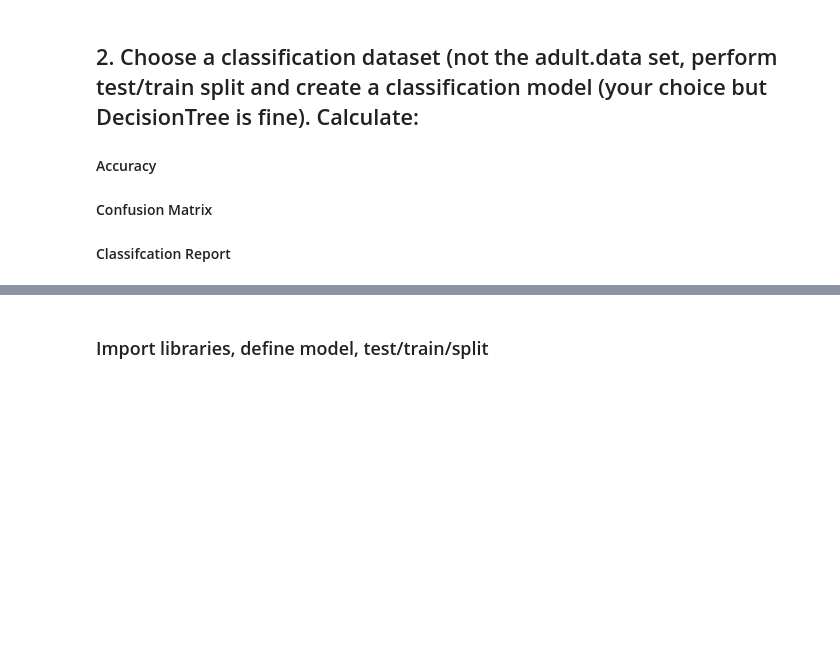
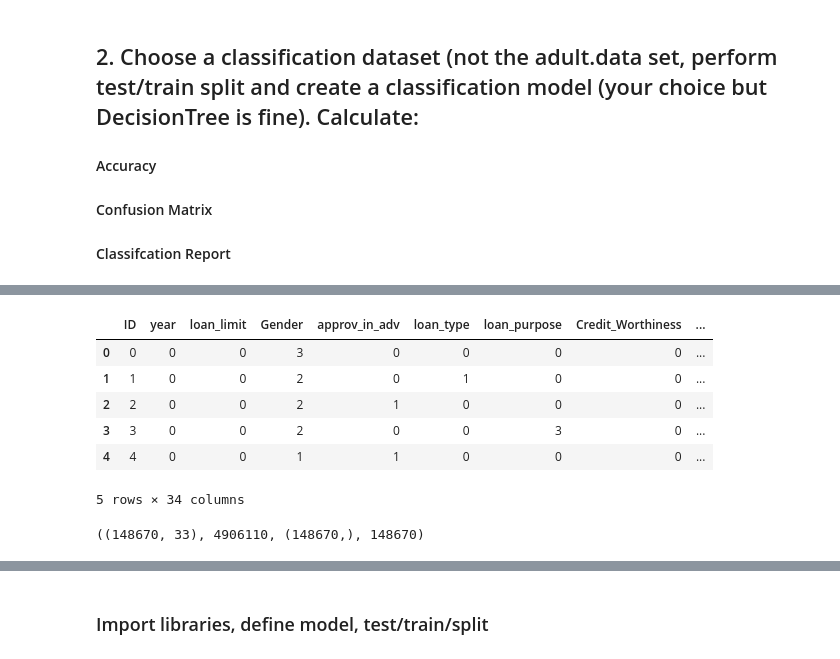
Before and after one commit to cjmasamitsu/mlnn-masamitsu, a Jupyter notebook: 05/masamitsu-week5-asnmt.ipynb, the cells around one changed output, grey strips where cells are left out. Drawn from its saved outputs; the diff is of its cells as text; code cells hidden in the pictures; blank space fills up the shorter version.

```diff
--- a/05/masamitsu-week5-asnmt.ipynb
+++ b/05/masamitsu-week5-asnmt.ipynb
@@ -91 +119,13 @@ class.columns
+# %%
+le = preprocessing.LabelEncoder()
+new_df = new_df.apply(le.fit_transform)
+new_df.head()
+# %% [output]
+|  | ID | year | loan_limit | Gender | approv_in_adv | loan_type | loan_purpose | Credit_Worthiness | ... |
+| 0 | 0 | 0 | 0 | 3 | 0 | 0 | 0 | 0 | ... |
+| 1 | 1 | 0 | 0 | 2 | 0 | 1 | 0 | 0 | ... |
+| 2 | 2 | 0 | 0 | 2 | 1 | 0 | 0 | 0 | ... |
+| 3 | 3 | 0 | 0 | 2 | 0 | 0 | 3 | 0 | ... |
+| 4 | 4 | 0 | 0 | 1 | 1 | 0 | 0 | 0 | ... |
+5 rows × 34 columns
 # %%
@@ -93,0 +134,4 @@ x = class([""], axis = 1)
+# %%
+x.shape, x.size, y.shape, y.size
+# %% [output]
+((148670, 33), 4906110, (148670,), 148670)
```
Also changed, not shown: parts of 16 cells of this notebook, 1 other file.
